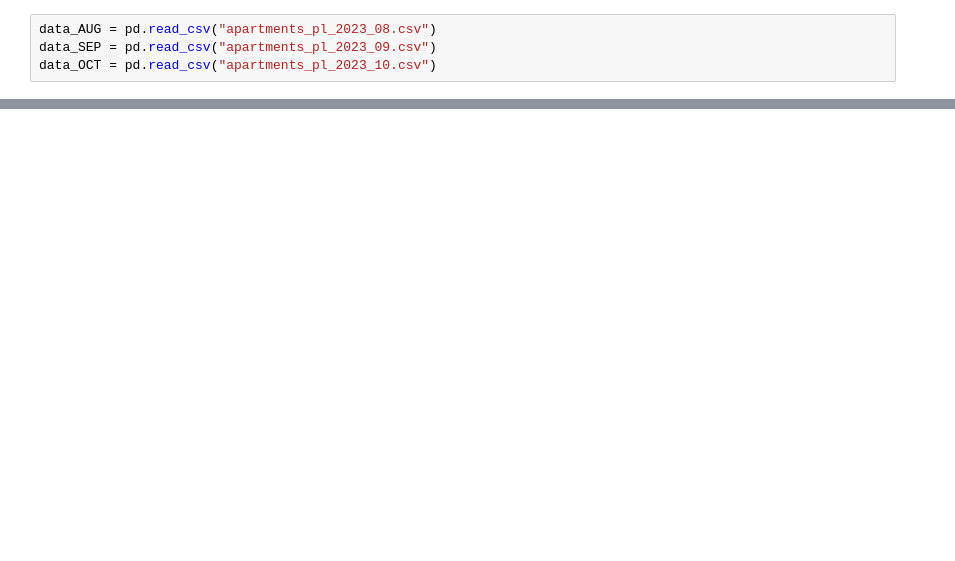
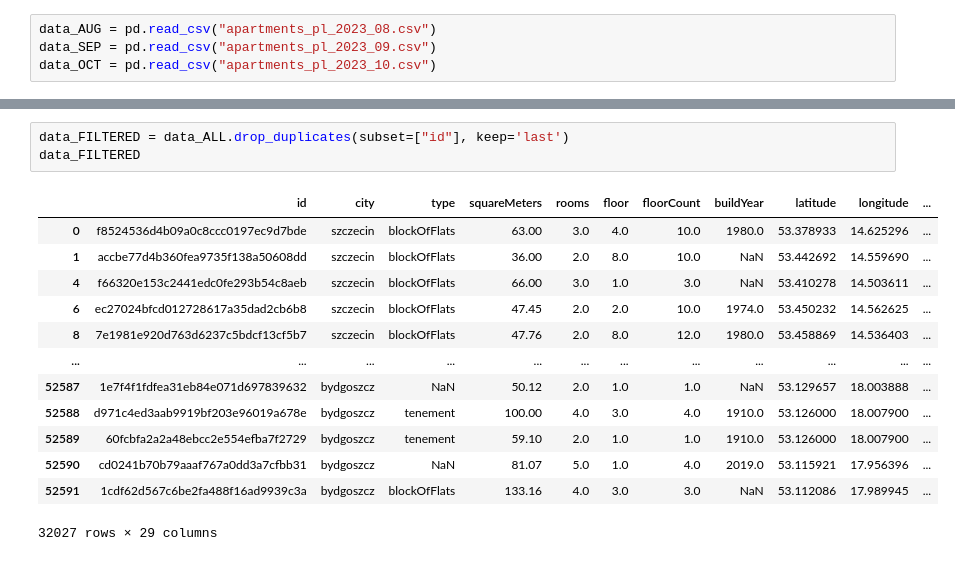
Before and after one commit to Roger1121/FlatAI, a Jupyter notebook: DataAnalysis.ipynb, the cells around one changed output, grey strips where cells are left out. Saved outputs shown, nothing was run; the diff lists cells and outputs as text; blank space fills up the shorter version.

```diff
--- a/DataAnalysis.ipynb
+++ b/DataAnalysis.ipynb
@@ -24,0 +199,17 @@ len(data_OCT)
+# %%
+data_FILTERED = data_ALL.drop_duplicates(subset=["id"], keep='last')
+data_FILTERED
+# %% [output]
+|  | id | city | type | squareMeters | rooms | floor | floorCount | buildYear | latitude | longitude | ... |
+| 0 | f8524536d4b09a0c8ccc0197ec9d7bde | szczecin | blockOfFlats | 63.00 | 3.0 | 4.0 | 10.0 | 1980.0 | 53.378933 | 14.625296 | ... |
+| 1 | accbe77d4b360fea9735f138a50608dd | szczecin | blockOfFlats | 36.00 | 2.0 | 8.0 | 10.0 | NaN | 53.442692 | 14.559690 | ... |
+| 4 | f66320e153c2441edc0fe293b54c8aeb | szczecin | blockOfFlats | 66.00 | 3.0 | 1.0 | 3.0 | NaN | 53.410278 | 14.503611 | ... |
+| 6 | ec27024bfcd012728617a35dad2cb6b8 | szczecin | blockOfFlats | 47.45 | 2.0 | 2.0 | 10.0 | 1974.0 | 53.450232 | 14.562625 | ... |
+| 8 | 7e1981e920d763d6237c5bdcf13cf5b7 | szczecin | blockOfFlats | 47.76 | 2.0 | 8.0 | 12.0 | 1980.0 | 53.458869 | 14.536403 | ... |
+| ... | ... | ... | ... | ... | ... | ... | ... | ... | ... | ... | ... |
+| 52587 | 1e7f4f1fdfea31eb84e071d697839632 | bydgoszcz | NaN | 50.12 | 2.0 | 1.0 | 1.0 | NaN | 53.129657 | 18.003888 | ... |
+| 52588 | d971c4ed3aab9919bf203e96019a678e | bydgoszcz | tenement | 100.00 | 4.0 | 3.0 | 4.0 | 1910.0 | 53.126000 | 18.007900 | ... |
+| 52589 | 60fcbfa2a2a48ebcc2e554efba7f2729 | bydgoszcz | tenement | 59.10 | 2.0 | 1.0 | 1.0 | 1910.0 | 53.126000 | 18.007900 | ... |
+| 52590 | cd0241b70b79aaaf767a0dd3a7cfbb31 | bydgoszcz | NaN | 81.07 | 5.0 | 1.0 | 4.0 | 2019.0 | 53.115921 | 17.956396 | ... |
+| 52591 | 1cdf62d567c6be2fa488f16ad9939c3a | bydgoszcz | blockOfFlats | 133.16 | 4.0 | 3.0 | 3.0 | NaN | 53.112086 | 17.989945 | ... |
+32027 rows × 29 columns
```
Also changed, not shown: parts of 32 cells of this notebook.
